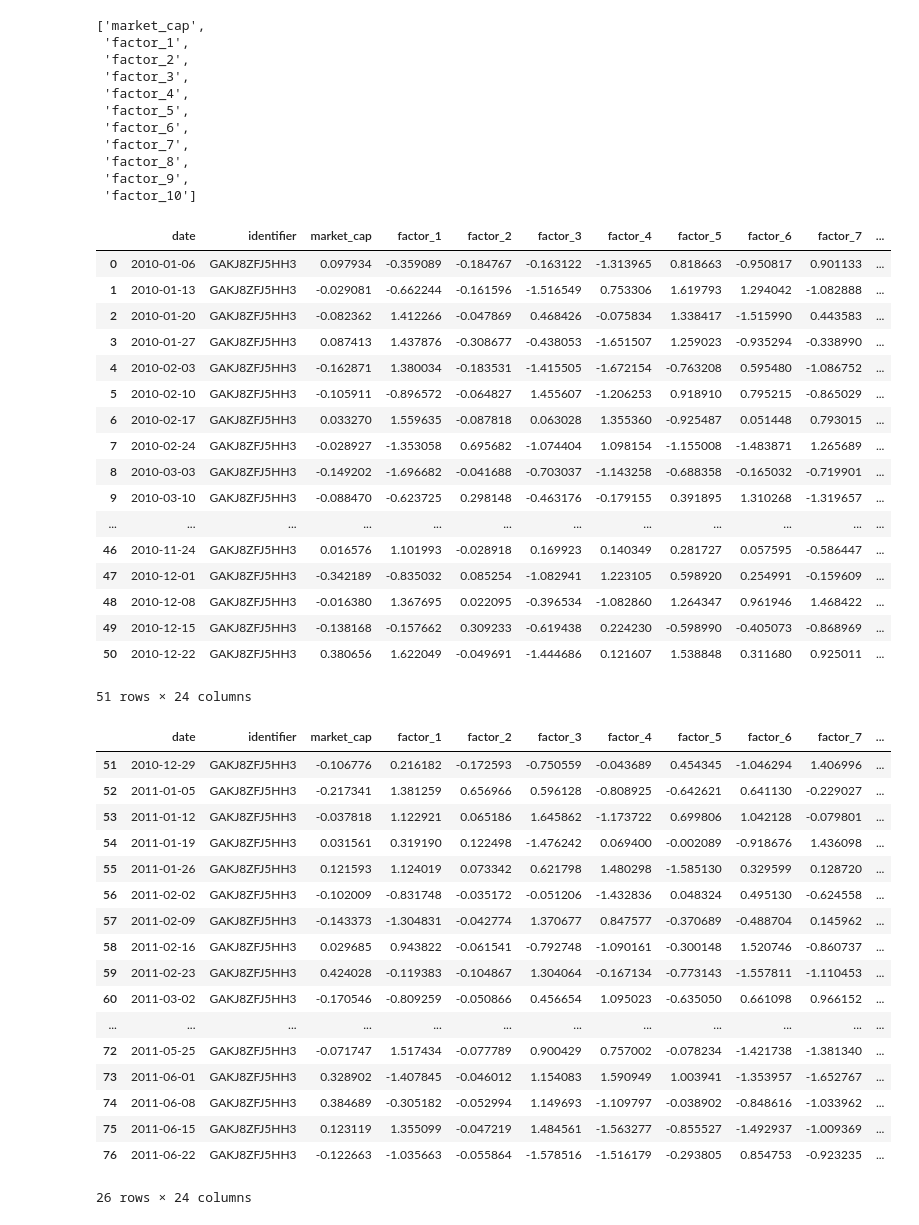
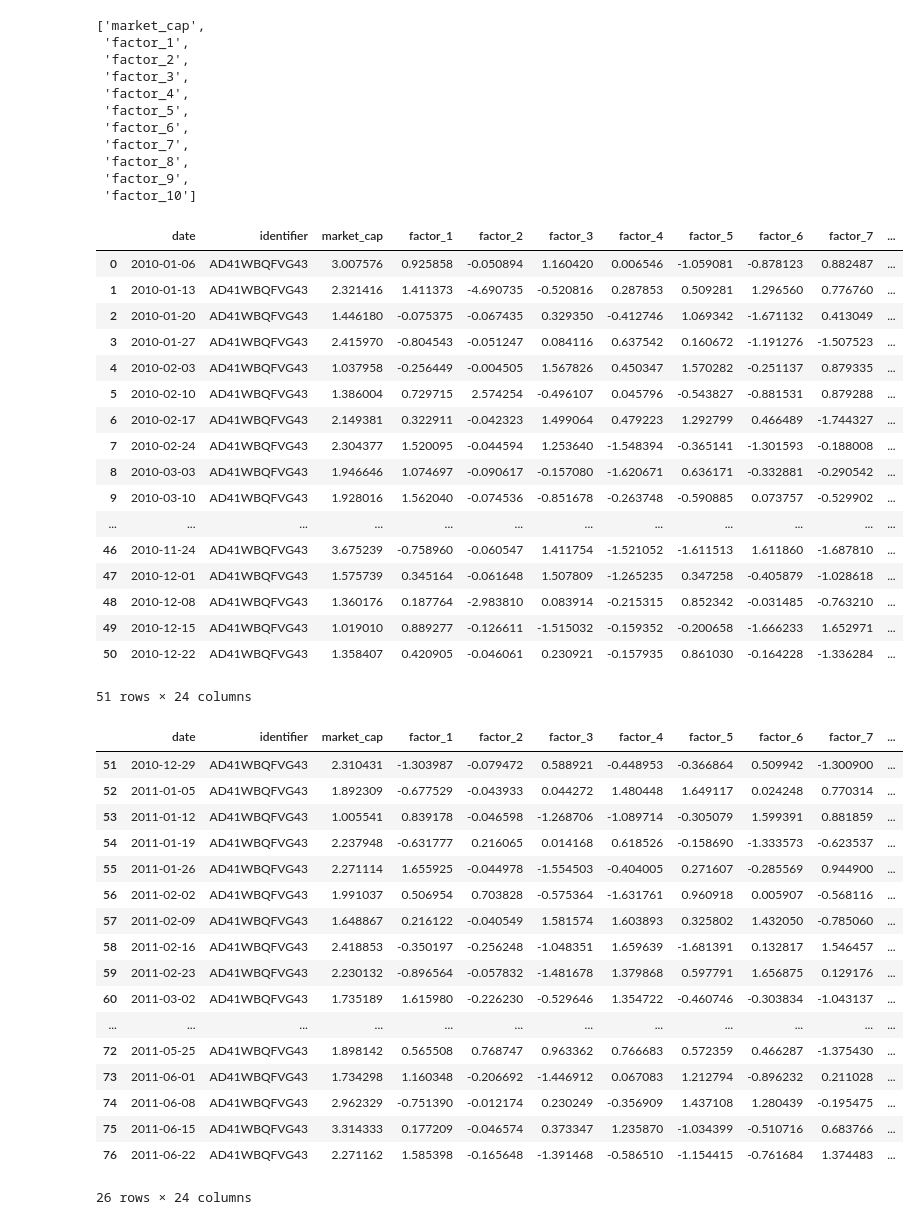
Before and after one commit to doogzultz/time_series_project, a Jupyter notebook: preprocessing_and_model_test.ipynb, the cells around one changed output. Drawn from its saved outputs; the diff is of its cells as text; code cells hidden in the pictures.

```diff
--- a/preprocessing_and_model_test.ipynb
+++ b/preprocessing_and_model_test.ipynb
@@ -26,7 +26,7 @@ from sklearn.metrics import mean_squared_error, mean_absolute_error
 # %%
 class g:
   window_size = 16
-  batch_size = 16
+  batch_size = 12
 # %%
 url = "https://raw.githubusercontent.com/doogzultz/time_series_project/main/data.csv"
 data = pd.read_csv(url)
@@ -166,13 +185,13 @@ def split_to_series(df, valid_size = .1, test_size = .1,length_cutoff = 4*g.wind
   train_dict = {}
   valid_dict = {}
   test_dict = {}
-  for i, ident in enumerate(shuffle(df_long.value_counts('identifier').index)):
+  for i, ident in enumerate(df_long.value_counts('identifier').index):
     series_dict[i] = df_long[df_long['identifier'] == ident].sort_values('date').reset_index().drop(columns = 'index')
     train_dict[i] = series_dict[i].iloc[:fl((1-valid_size - test_size)*len(series_dict[i])) - 2*g.window_size]
     valid_dict[i] = series_dict[i].iloc[fl((1-valid_size - test_size)*len(series_dict[i]))- 2*g.window_size:fl((1- test_size)*len(series_dict[i]))- g.window_size]
     test_dict[i] = series_dict[i].iloc[fl((1- test_size)*len(series_dict[i]))- g.window_size:]
-  for j, ident in enumerate(shuffle(df_short.value_counts('identifier').index)):
-    train_dict[len(series_dict)+j] = df_short[df_short['identifier'] == ident].sort_values('date').reset_index()
+  for j, ident in enumerate(df_short.value_counts('identifier').index):
+    train_dict[len(series_dict)+j] = df_short[df_short['identifier'] == ident].sort_values('date').reset_index().drop(columns = 'index')
   print(f"Number of time series to be trained and tested: {len([keys for keys in series_dict])}")
   print(f"Number of time series to be trained: {len([keys for keys in train_dict])}")
   return train_dict, valid_dict, test_dict
@@ -274,45 +293,45 @@ def preprocess(train_dict, valid_dict, test_dict, numerical_features):
 # %%
 train_scaled, valid_scaled, test_scaled = preprocess(train_dict, valid_dict, test_dict, numerical_features)
 # %%
-train_scaled[25]
+train_scaled[0]
 # %% [output]
 |  | date | identifier | market_cap | factor_1 | factor_2 | factor_3 | factor_4 | factor_5 | factor_6 | factor_7 | ... |
-| 0 | 2010-01-06 | GAKJ8ZFJ5HH3 | 0.097934 | -0.359089 | -0.184767 | -0.163122 | -1.313965 | 0.818663 | -0.950817 | 0.901133 | ... |
-| 1 | 2010-01-13 | GAKJ8ZFJ5HH3 | -0.029081 | -0.662244 | -0.161596 | -1.516549 | 0.753306 | 1.619793 | 1.294042 | -1.082888 | ... |
-| 2 | 2010-01-20 | GAKJ8ZFJ5HH3 | -0.082362 | 1.412266 | -0.047869 | 0.468426 | -0.075834 | 1.338417 | -1.515990 | 0.443583 | ... |
-| 3 | 2010-01-27 | GAKJ8ZFJ5HH3 | 0.087413 | 1.437876 | -0.308677 | -0.438053 | -1.651507 | 1.259023 | -0.935294 | -0.338990 | ... |
-| 4 | 2010-02-03 | GAKJ8ZFJ5HH3 | -0.162871 | 1.380034 | -0.183531 | -1.415505 | -1.672154 | -0.763208 | 0.595480 | -1.086752 | ... |
-| 5 | 2010-02-10 | GAKJ8ZFJ5HH3 | -0.105911 | -0.896572 | -0.064827 | 1.455607 | -1.206253 | 0.918910 | 0.795215 | -0.865029 | ... |
-| 6 | 2010-02-17 | GAKJ8ZFJ5HH3 | 0.033270 | 1.559635 | -0.087818 | 0.063028 | 1.355360 | -0.925487 | 0.051448 | 0.793015 | ... |
-| 7 | 2010-02-24 | GAKJ8ZFJ5HH3 | -0.028927 | -1.353058 | 0.695682 | -1.074404 | 1.098154 | -1.155008 | -1.483871 | 1.265689 | ... |
-| 8 | 2010-03-03 | GAKJ8ZFJ5HH3 | -0.149202 | -1.696682 | -0.041688 | -0.703037 | -1.143258 | -0.688358 | -0.165032 | -0.719901 | ... |
-| 9 | 2010-03-10 | GAKJ8ZFJ5HH3 | -0.088470 | -0.623725 | 0.298148 | -0.463176 | -0.179155 | 0.391895 | 1.310268 | -1.319657 | ... |
+| 0 | 2010-01-06 | AD41WBQFVG43 | 3.007576 | 0.925858 | -0.050894 | 1.160420 | 0.006546 | -1.059081 | -0.878123 | 0.882487 | ... |
+| 1 | 2010-01-13 | AD41WBQFVG43 | 2.321416 | 1.411373 | -4.690735 | -0.520816 | 0.287853 | 0.509281 | 1.296560 | 0.776760 | ... |
+| 2 | 2010-01-20 | AD41WBQFVG43 | 1.446180 | -0.075375 | -0.067435 | 0.329350 | -0.412746 | 1.069342 | -1.671132 | 0.413049 | ... |
+| 3 | 2010-01-27 | AD41WBQFVG43 | 2.415970 | -0.804543 | -0.051247 | 0.084116 | 0.637542 | 0.160672 | -1.191276 | -1.507523 | ... |
+| 4 | 2010-02-03 | AD41WBQFVG43 | 1.037958 | -0.256449 | -0.004505 | 1.567826 | 0.450347 | 1.570282 | -0.251137 | 0.879335 | ... |
+| 5 | 2010-02-10 | AD41WBQFVG43 | 1.386004 | 0.729715 | 2.574254 | -0.496107 | 0.045796 | -0.543827 | -0.881531 | 0.879288 | ... |
+| 6 | 2010-02-17 | AD41WBQFVG43 | 2.149381 | 0.322911 | -0.042323 | 1.499064 | 0.479223 | 1.292799 | 0.466489 | -1.744327 | ... |
+| 7 | 2010-02-24 | AD41WBQFVG43 | 2.304377 | 1.520095 | -0.044594 | 1.253640 | -1.548394 | -0.365141 | -1.301593 | -0.188008 | ... |
+| 8 | 2010-03-03 | AD41WBQFVG43 | 1.946646 | 1.074697 | -0.090617 | -0.157080 | -1.620671 | 0.636171 | -0.332881 | -0.290542 | ... |
+| 9 | 2010-03-10 | AD41WBQFVG43 | 1.928016 | 1.562040 | -0.074536 | -0.851678 | -0.263748 | -0.590885 | 0.073757 | -0.529902 | ... |
 | ... | ... | ... | ... | ... | ... | ... | ... | ... | ... | ... | ... |
-| 46 | 2010-11-24 | GAKJ8ZFJ5HH3 | 0.016576 | 1.101993 | -0.028918 | 0.169923 | 0.140349 | 0.281727 | 0.057595 | -0.586447 | ... |
-| 47 | 2010-12-01 | GAKJ8ZFJ5HH3 | -0.342189 | -0.835032 | 0.085254 | -1.082941 | 1.223105 | 0.598920 | 0.254991 | -0.159609 | ... |
-| 48 | 2010-12-08 | GAKJ8ZFJ5HH3 | -0.016380 | 1.367695 | 0.022095 | -0.396534 | -1.082860 | 1.264347 | 0.961946 | 1.468422 | ... |
-| 49 | 2010-12-15 | GAKJ8ZFJ5HH3 | -0.138168 | -0.157662 | 0.309233 | -0.619438 | 0.224230 | -0.598990 | -0.405073 | -0.868969 | ... |
-| 50 | 2010-12-22 | GAKJ8ZFJ5HH3 | 0.380656 | 1.622049 | -0.049691 | -1.444686 | 0.121607 | 1.538848 | 0.311680 | 0.925011 | ... |
+| 46 | 2010-11-24 | AD41WBQFVG43 | 3.675239 | -0.758960 | -0.060547 | 1.411754 | -1.521052 | -1.611513 | 1.611860 | -1.687810 | ... |
+| 47 | 2010-12-01 | AD41WBQFVG43 | 1.575739 | 0.345164 | -0.061648 | 1.507809 | -1.265235 | 0.347258 | -0.405879 | -1.028618 | ... |
+| 48 | 2010-12-08 | AD41WBQFVG43 | 1.360176 | 0.187764 | -2.983810 | 0.083914 | -0.215315 | 0.852342 | -0.031485 | -0.763210 | ... |
+| 49 | 2010-12-15 | AD41WBQFVG43 | 1.019010 | 0.889277 | -0.126611 | -1.515032 | -0.159352 | -0.200658 | -1.666233 | 1.652971 | ... |
+| 50 | 2010-12-22 | AD41WBQFVG43 | 1.358407 | 0.420905 | -0.046061 | 0.230921 | -0.157935 | 0.861030 | -0.164228 | -1.336284 | ... |
 51 rows × 24 columns
 # %%
-valid_scaled[25]
+valid_scaled[0]
 # %% [output]
 |  | date | identifier | market_cap | factor_1 | factor_2 | factor_3 | factor_4 | factor_5 | factor_6 | factor_7 | ... |
-| 51 | 2010-12-29 | GAKJ8ZFJ5HH3 | -0.106776 | 0.216182 | -0.172593 | -0.750559 | -0.043689 | 0.454345 | -1.046294 | 1.406996 | ... |
-| 52 | 2011-01-05 | GAKJ8ZFJ5HH3 | -0.217341 | 1.381259 | 0.656966 | 0.596128 | -0.808925 | -0.642621 | 0.641130 | -0.229027 | ... |
-| 53 | 2011-01-12 | GAKJ8ZFJ5HH3 | -0.037818 | 1.122921 | 0.065186 | 1.645862 | -1.173722 | 0.699806 | 1.042128 | -0.079801 | ... |
-| 54 | 2011-01-19 | GAKJ8ZFJ5HH3 | 0.031561 | 0.319190 | 0.122498 | -1.476242 | 0.069400 | -0.002089 | -0.918676 | 1.436098 | ... |
-| 55 | 2011-01-26 | GAKJ8ZFJ5HH3 | 0.121593 | 1.124019 | 0.073342 | 0.621798 | 1.480298 | -1.585130 | 0.329599 | 0.128720 | ... |
-| 56 | 2011-02-02 | GAKJ8ZFJ5HH3 | -0.102009 | -0.831748 | -0.035172 | -0.051206 | -1.432836 | 0.048324 | 0.495130 | -0.624558 | ... |
-| 57 | 2011-02-09 | GAKJ8ZFJ5HH3 | -0.143373 | -1.304831 | -0.042774 | 1.370677 | 0.847577 | -0.370689 | -0.488704 | 0.145962 | ... |
-| 58 | 2011-02-16 | GAKJ8ZFJ5HH3 | 0.029685 | 0.943822 | -0.061541 | -0.792748 | -1.090161 | -0.300148 | 1.520746 | -0.860737 | ... |
-| 59 | 2011-02-23 | GAKJ8ZFJ5HH3 | 0.424028 | -0.119383 | -0.104867 | 1.304064 | -0.167134 | -0.773143 | -1.557811 | -1.110453 | ... |
-| 60 | 2011-03-02 | GAKJ8ZFJ5HH3 | -0.170546 | -0.809259 | -0.050866 | 0.456654 | 1.095023 | -0.635050 | 0.661098 | 0.966152 | ... |
+| 51 | 2010-12-29 | AD41WBQFVG43 | 2.310431 | -1.303987 | -0.079472 | 0.588921 | -0.448953 | -0.366864 | 0.509942 | -1.300900 | ... |
+| 52 | 2011-01-05 | AD41WBQFVG43 | 1.892309 | -0.677529 | -0.043933 | 0.044272 | 1.480448 | 1.649117 | 0.024248 | 0.770314 | ... |
+| 53 | 2011-01-12 | AD41WBQFVG43 | 1.005541 | 0.839178 | -0.046598 | -1.268706 | -1.089714 | -0.305079 | 1.599391 | 0.881859 | ... |
+| 54 | 2011-01-19 | AD41WBQFVG43 | 2.237948 | -0.631777 | 0.216065 | 0.014168 | 0.618526 | -0.158690 | -1.333573 | -0.623537 | ... |
+| 55 | 2011-01-26 | AD41WBQFVG43 | 2.271114 | 1.655925 | -0.044978 | -1.554503 | -0.404005 | 0.271607 | -0.285569 | 0.944900 | ... |
+| 56 | 2011-02-02 | AD41WBQFVG43 | 1.991037 | 0.506954 | 0.703828 | -0.575364 | -1.631761 | 0.960918 | 0.005907 | -0.568116 | ... |
+| 57 | 2011-02-09 | AD41WBQFVG43 | 1.648867 | 0.216122 | -0.040549 | 1.581574 | 1.603893 | 0.325802 | 1.432050 | -0.785060 | ... |
+| 58 | 2011-02-16 | AD41WBQFVG43 | 2.418853 | -0.350197 | -0.256248 | -1.048351 | 1.659639 | -1.681391 | 0.132817 | 1.546457 | ... |
+| 59 | 2011-02-23 | AD41WBQFVG43 | 2.230132 | -0.896564 | -0.057832 | -1.481678 | 1.379868 | 0.597791 | 1.656875 | 0.129176 | ... |
+| 60 | 2011-03-02 | AD41WBQFVG43 | 1.735189 | 1.615980 | -0.226230 | -0.529646 | 1.354722 | -0.460746 | -0.303834 | -1.043137 | ... |
 | ... | ... | ... | ... | ... | ... | ... | ... | ... | ... | ... | ... |
-| 72 | 2011-05-25 | GAKJ8ZFJ5HH3 | -0.071747 | 1.517434 | -0.077789 | 0.900429 | 0.757002 | -0.078234 | -1.421738 | -1.381340 | ... |
-| 73 | 2011-06-01 | GAKJ8ZFJ5HH3 | 0.328902 | -1.407845 | -0.046012 | 1.154083 | 1.590949 | 1.003941 | -1.353957 | -1.652767 | ... |
-| 74 | 2011-06-08 | GAKJ8ZFJ5HH3 | 0.384689 | -0.305182 | -0.052994 | 1.149693 | -1.109797 | -0.038902 | -0.848616 | -1.033962 | ... |
-| 75 | 2011-06-15 | GAKJ8ZFJ5HH3 | 0.123119 | 1.355099 | -0.047219 | 1.484561 | -1.563277 | -0.855527 | -1.492937 | -1.009369 | ... |
-| 76 | 2011-06-22 | GAKJ8ZFJ5HH3 | -0.122663 | -1.035663 | -0.055864 | -1.578516 | -1.516179 | -0.293805 | 0.854753 | -0.923235 | ... |
+| 72 | 2011-05-25 | AD41WBQFVG43 | 1.898142 | 0.565508 | 0.768747 | 0.963362 | 0.766683 | 0.572359 | 0.466287 | -1.375430 | ... |
+| 73 | 2011-06-01 | AD41WBQFVG43 | 1.734298 | 1.160348 | -0.206692 | -1.446912 | 0.067083 | 1.212794 | -0.896232 | 0.211028 | ... |
+| 74 | 2011-06-08 | AD41WBQFVG43 | 2.962329 | -0.751390 | -0.012174 | 0.230249 | -0.356909 | 1.437108 | 1.280439 | -0.195475 | ... |
+| 75 | 2011-06-15 | AD41WBQFVG43 | 3.314333 | 0.177209 | -0.046574 | 0.373347 | 1.235870 | -1.034399 | -0.510716 | 0.683766 | ... |
+| 76 | 2011-06-22 | AD41WBQFVG43 | 2.271162 | 1.585398 | -0.165648 | -1.391468 | -0.586510 | -1.154415 | -0.761684 | 1.374483 | ... |
 26 rows × 24 columns
 # %%
```
Also changed, not shown: parts of 13 cells of this notebook.
